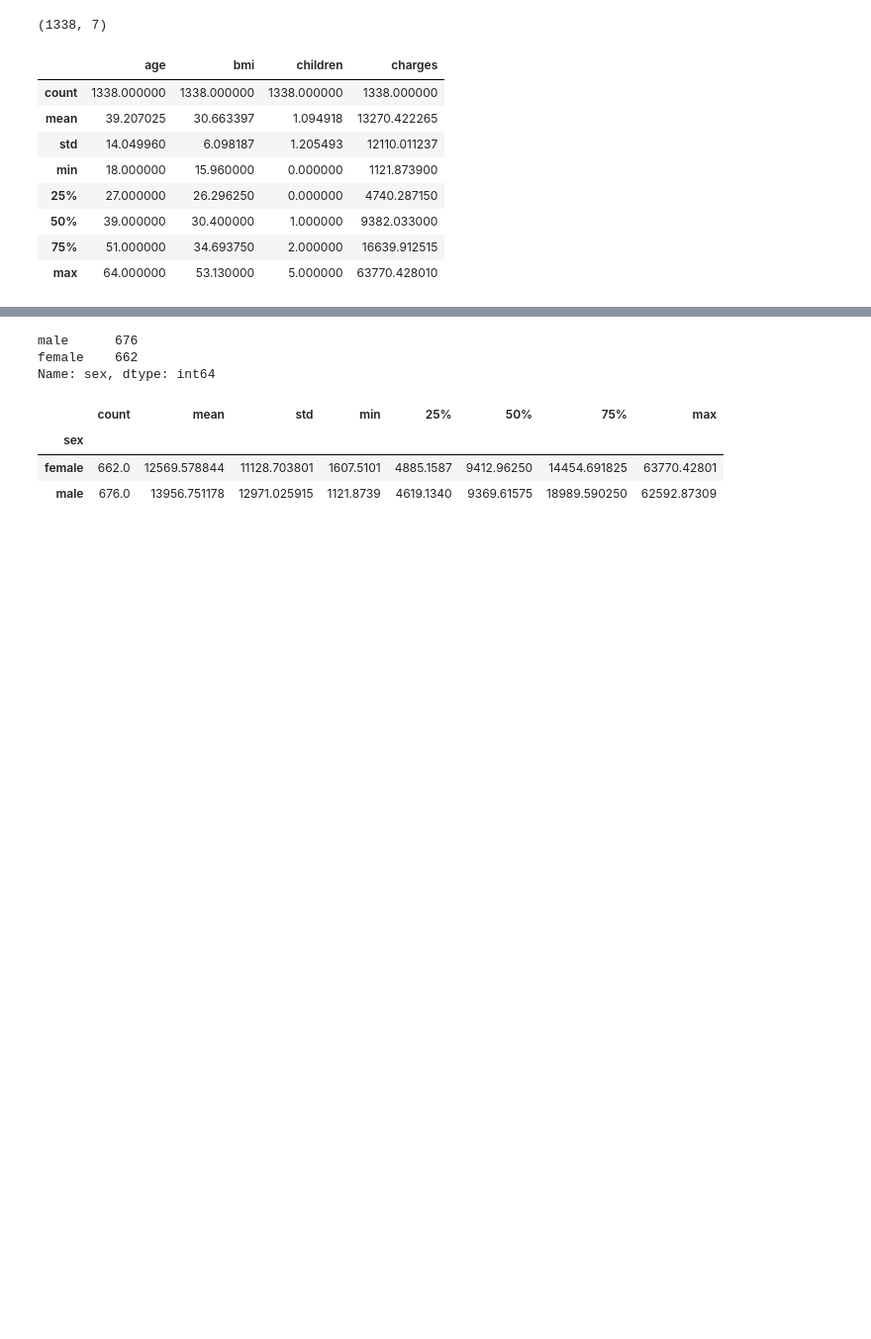
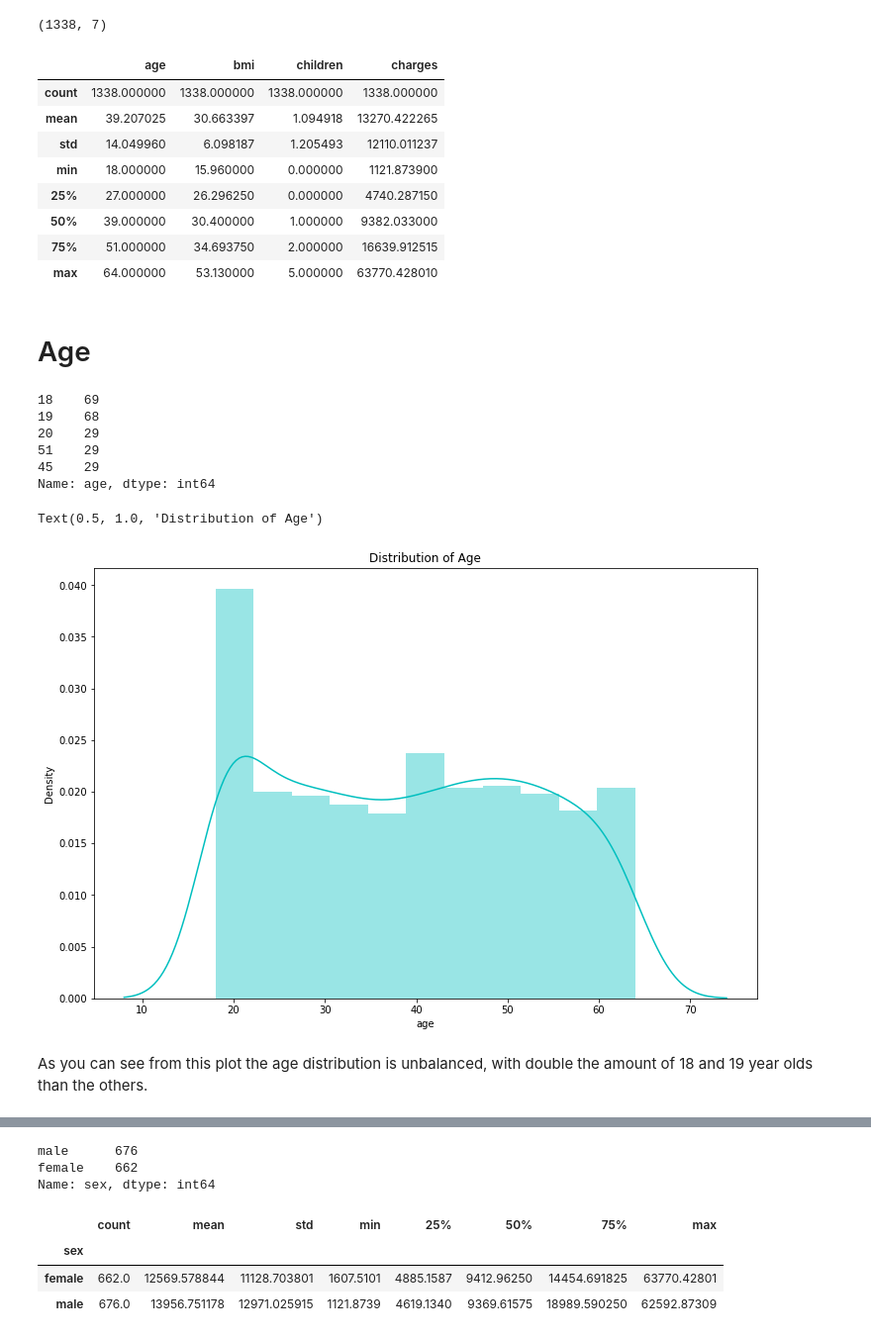
Before and after one commit to RossErskine/Kaggle-notebooks, a Jupyter notebook: Medical-insurance-Stats.ipynb, the cells around one changed output, grey strips where cells are left out. Shown: that part at 99% size. Drawn from its saved outputs; the diff is of its cells as text; code cells hidden in the pictures; blank space fills up the shorter version.

```diff
--- a/Medical-insurance-Stats.ipynb
+++ b/Medical-insurance-Stats.ipynb
@@ -34,3 +39,23 @@ df.describe()
 | 50% | 39.000000 | 30.400000 | 1.000000 | 9382.033000 |
 | 75% | 51.000000 | 34.693750 | 2.000000 | 16639.912515 |
 | max | 64.000000 | 53.130000 | 5.000000 | 63770.428010 |
+# %% [markdown]
+# Age
+# %%
+df['age'].value_counts().head()
+# %% [output]
+18    69
+19    68
+20    29
+51    29
+45    29
+Name: age, dtype: int64
+# %%
+f, ax = plt.subplots(1,1, figsize=(12, 8))
+ax = sns.distplot(df['age'], kde = True, color = 'c')
+plt.title('Distribution of Age')
+# %% [output]
+Text(0.5, 1.0, 'Distribution of Age')
+[figure, added]
+# %% [markdown]
+As you can see from this plot the age distribution is unbalanced, with double the amount of 18 and 19 year olds than the others.
```
Also changed, not shown: parts of 24 cells of this notebook.
